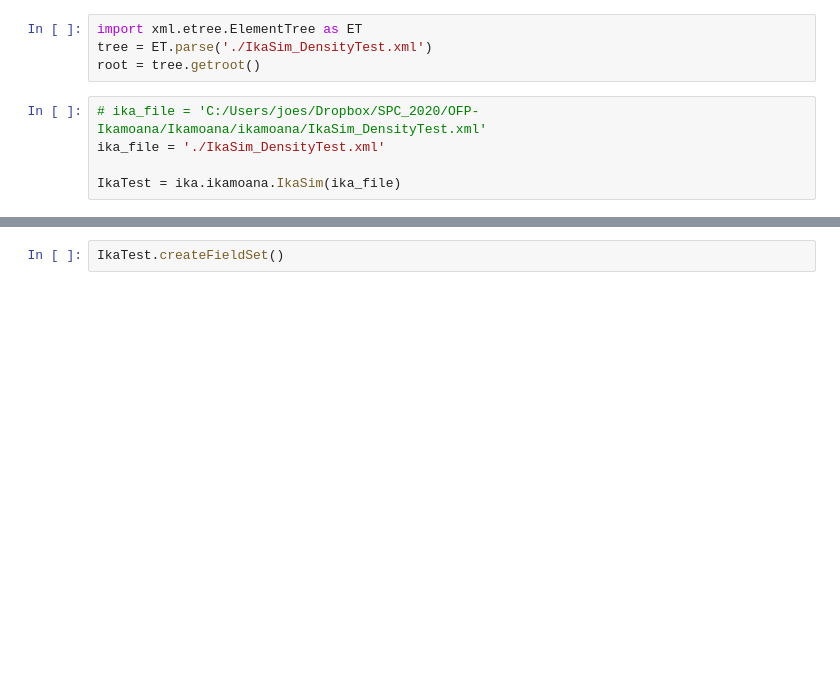
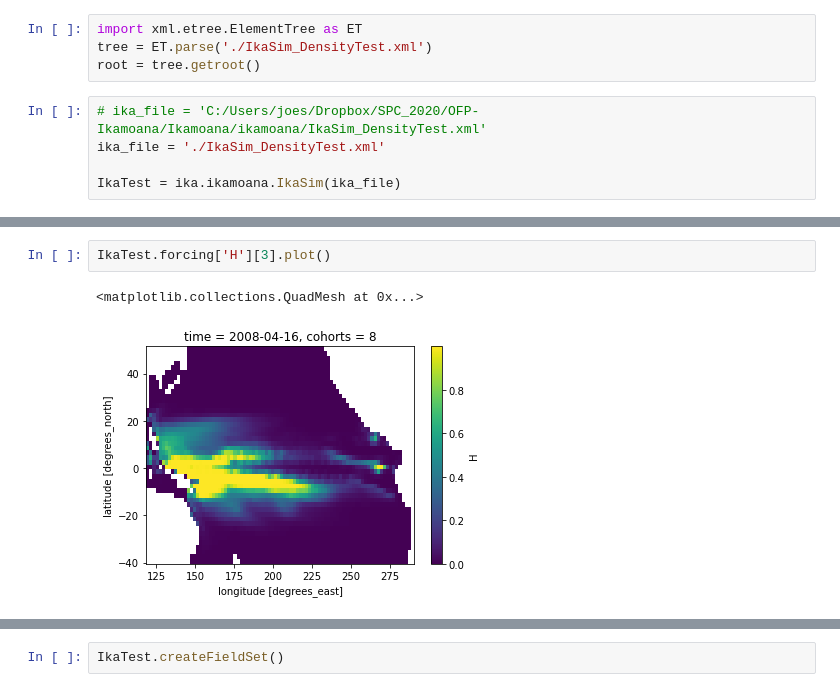
Before and after one commit to PacificCommunity/OFP-Ikamoana, a Jupyter notebook: Ikamoana/notebook/IkaSim_DensityTest_Inna_Habitat.ipynb, the cells around one changed output, grey strips where cells are left out. Saved outputs shown, nothing was run; the diff lists cells and outputs as text; blank space fills up the shorter version.

```diff
--- a/Ikamoana/notebook/IkaSim_DensityTest_Inna_Habitat.ipynb
+++ b/Ikamoana/notebook/IkaSim_DensityTest_Inna_Habitat.ipynb
@@ -21,0 +34,5 @@ IkaTest.generateForcingNEW(
+# %%
+IkaTest.forcing['H'][3].plot()
+# %% [output]
+<matplotlib.collections.QuadMesh at 0x...>
+[figure, added]
```
Also changed, not shown: parts of 8 cells of this notebook, 2 other files.
